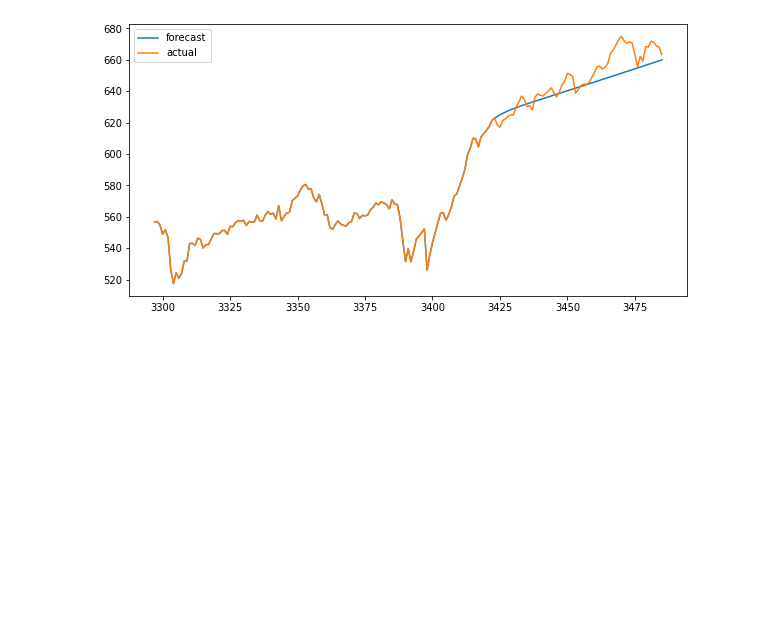
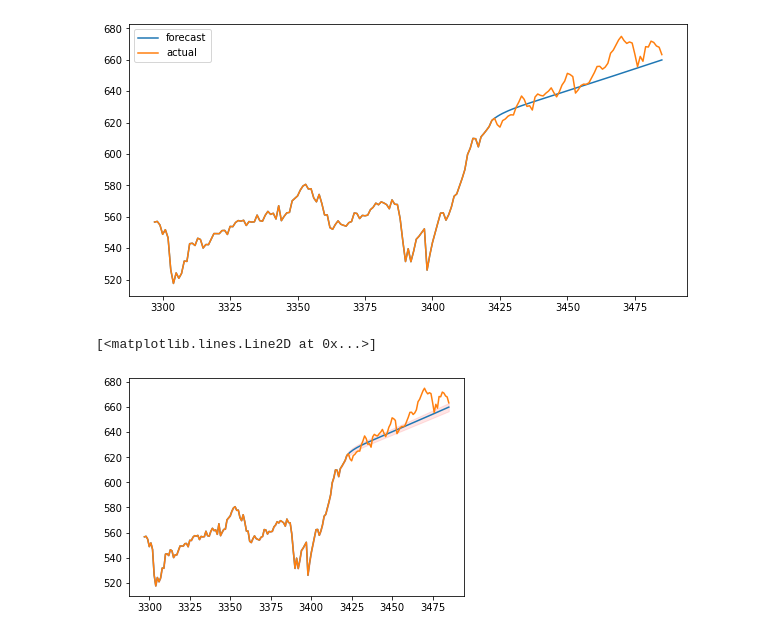
Before and after one commit to ulrikson/statistics-thesis, a Jupyter notebook: arch_evaluate.ipynb, the cells around one changed output. Drawn from its saved outputs; the diff is of its cells as text; code cells hidden in the pictures; blank space fills up the shorter version.

Commit message:
confidence interval

```diff
--- a/arch_evaluate.ipynb
+++ b/arch_evaluate.ipynb
@@ -96,3 +102,17 @@ plt.legend()
 # %% [output]
 <matplotlib.legend.Legend at 0x...>
 [figure]
+# %%
+# With confidence interval
+fig, ax = plt.subplots()
+x= plot_df.index
+y = plot_df['forecast']
+ci = 1.96*plot_df['mean_error']
+ax.plot(x,y)
+ax.fill_between(x, (y-ci), (y+ci), color='red', alpha=0.1)
+plt.plot(plot_df['Close'], label="actual")
+
+# HÖGST OSÄKER PÅ OM CI ÄR BERÄKNAD KORREKT I R
+# %% [output]
+[<matplotlib.lines.Line2D at 0x...>]
+[figure, added]
```
Also changed, not shown: parts of 4 cells of this notebook, 2 other files.
